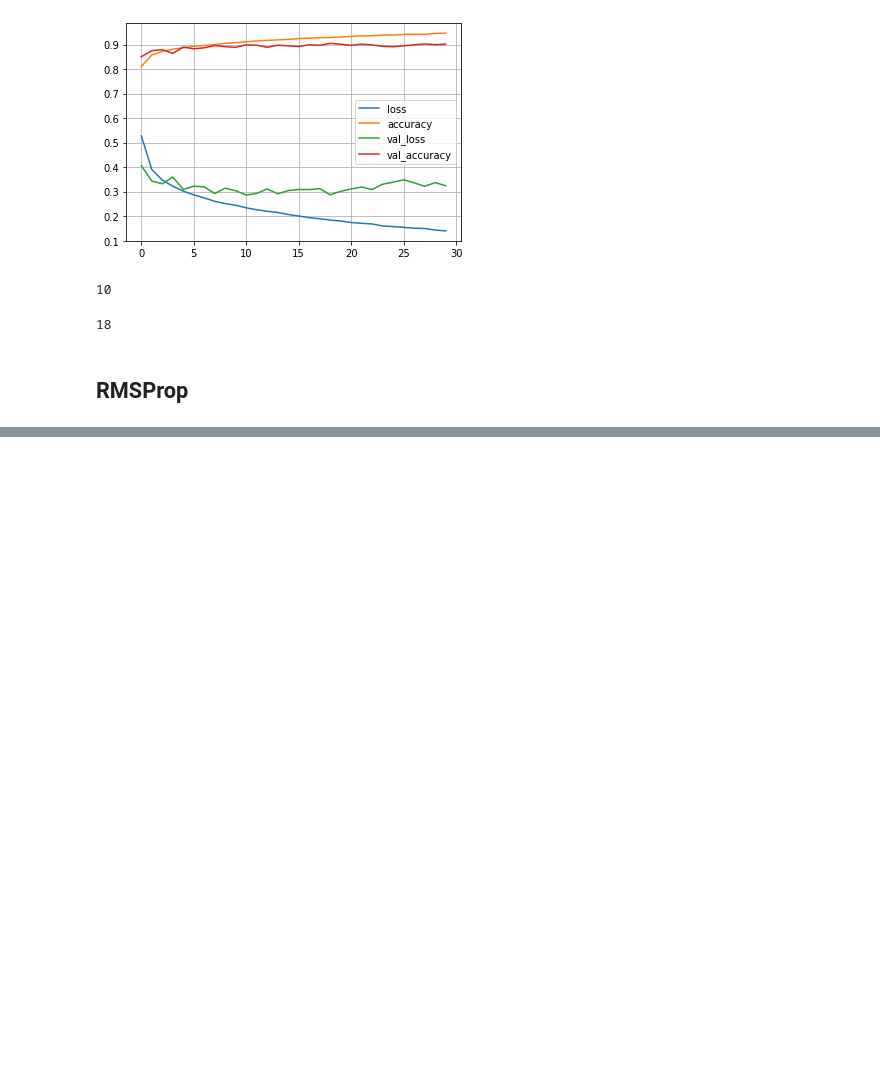
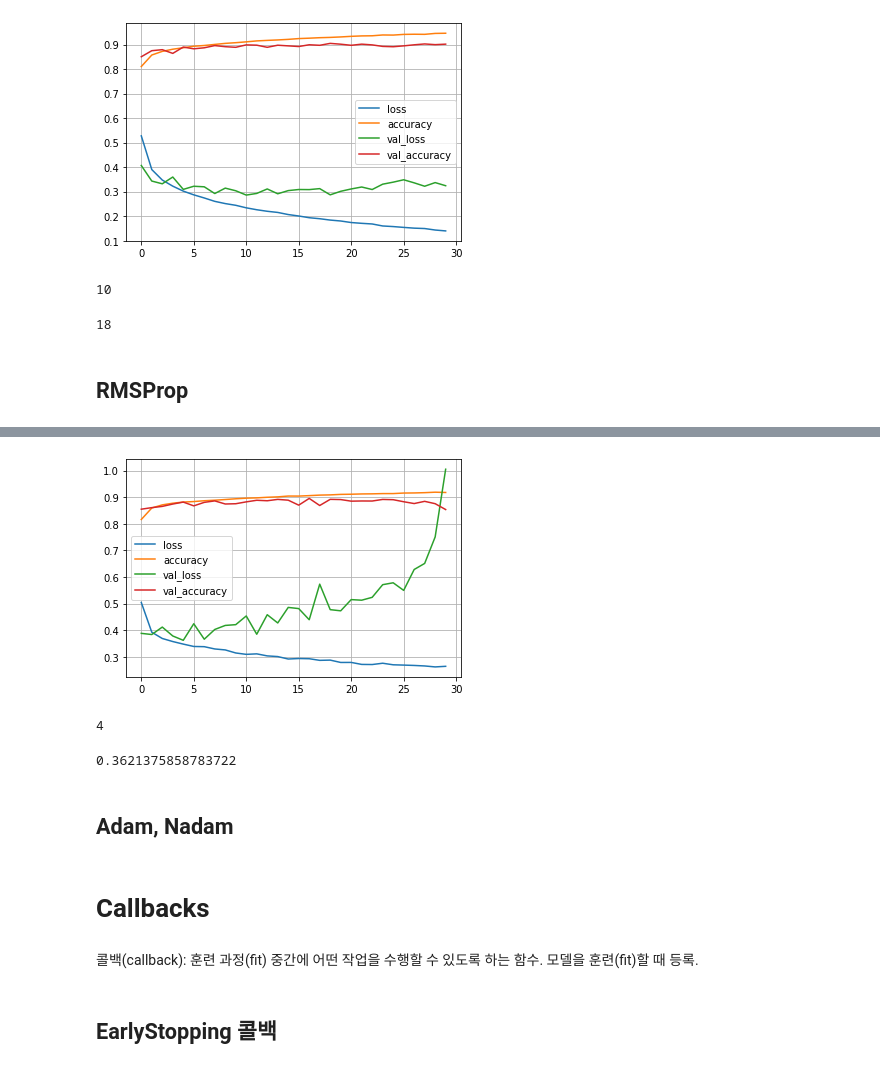
Before and after one commit to JakeOh/202011_itw_bd21, a Jupyter notebook: lab_ml/ml17_dnn.ipynb, the cells around one changed output, grey strips where cells are left out. Cells and saved outputs as stored; diff of their text form; code cells hidden in the pictures; blank space fills up the shorter version.

```diff
--- a/lab_ml/ml17_dnn.ipynb
+++ b/lab_ml/ml17_dnn.ipynb
@@ -316,4 +316,5 @@ Epoch 29/30
 Epoch 30/30
 1688/1688 [==============================] - 4s 2ms/step - loss: 0.2590 - accuracy: 0.9175 - val_loss: 1.0047 - val_accuracy: 0.8533
 # %%
-hist2 = history2.history
+hist2 = pd.DataFrame(history2.history)
+hist2.head()
@@ -319,0 +328,23 @@ hist2 = history2.history
+# %%
+hist2.plot()  # 정확도/손실 곡선
+plt.grid()
+plt.show()
+# %% [output]
+[figure, added]
+# %%
+np.argmin(hist2['val_loss'])
+# %% [output]
+4
+# %%
+np.min(hist2['val_loss'])
+# %% [output]
+0.3621375858783722
+# %% [markdown]
+## Adam, Nadam
+# %% [markdown]
+# Callbacks
+# %% [markdown]
+콜백(callback): 훈련 과정(fit) 중간에 어떤 작업을 수행할 수 있도록 하는 함수.
+모델을 훈련(fit)할 때 등록.
+# %% [markdown]
+## EarlyStopping 콜백
```
Also changed, not shown: parts of 11 cells of this notebook.
